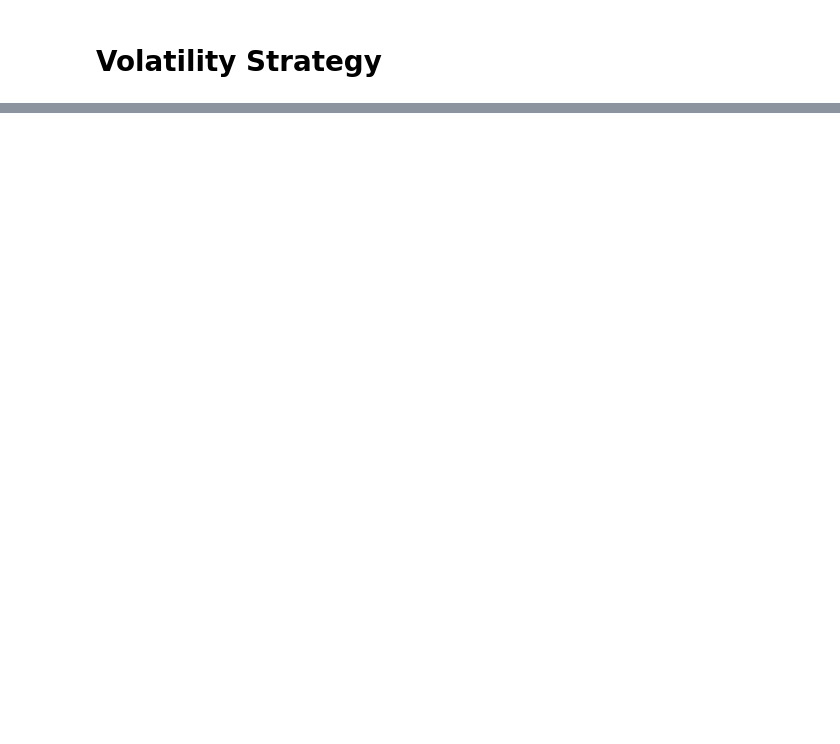
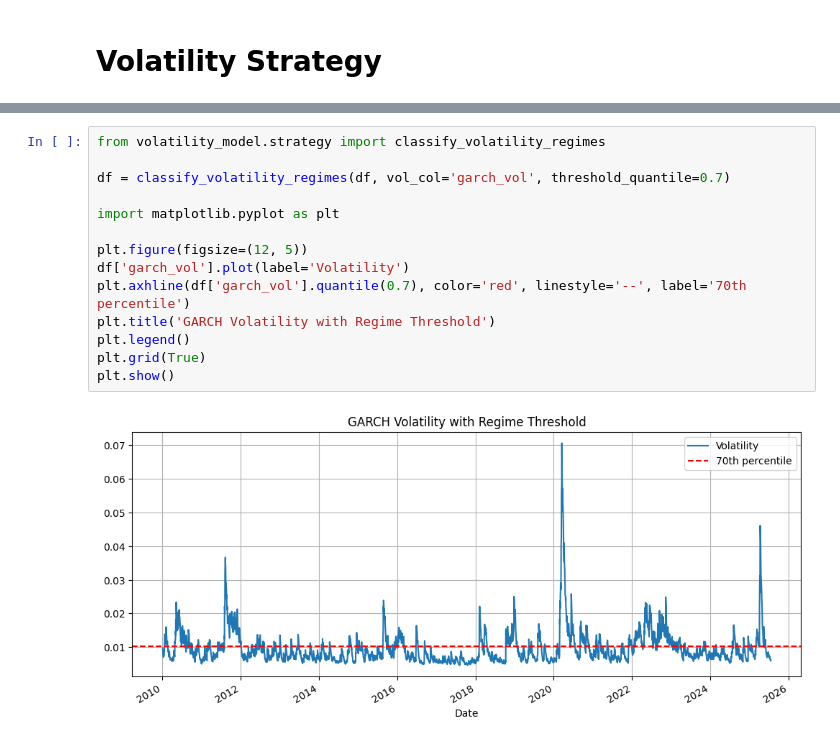
Before and after one commit to aadideshpande/garch-volatility-strategy, a Jupyter notebook: notebooks/volatility_strategy.ipynb, the cells around one changed output, grey strips where cells are left out. Drawn from its saved outputs; the diff is of its cells as text; blank space fills up the shorter version.

```diff
--- a/notebooks/volatility_strategy.ipynb
+++ b/notebooks/volatility_strategy.ipynb
@@ -36,0 +63,16 @@ plt.show()
+# %%
+from volatility_model.strategy import classify_volatility_regimes
+
+df = classify_volatility_regimes(df, vol_col='garch_vol', threshold_quantile=0.7)
+
+import matplotlib.pyplot as plt
+
+plt.figure(figsize=(12, 5))
+df['garch_vol'].plot(label='Volatility')
+plt.axhline(df['garch_vol'].quantile(0.7), color='red', linestyle='--', label='70th percentile')
+plt.title('GARCH Volatility with Regime Threshold')
+plt.legend()
+plt.grid(True)
+plt.show()
+# %% [output]
+[figure, added]
```
Also changed, not shown: parts of 11 cells of this notebook, 5 other files.
